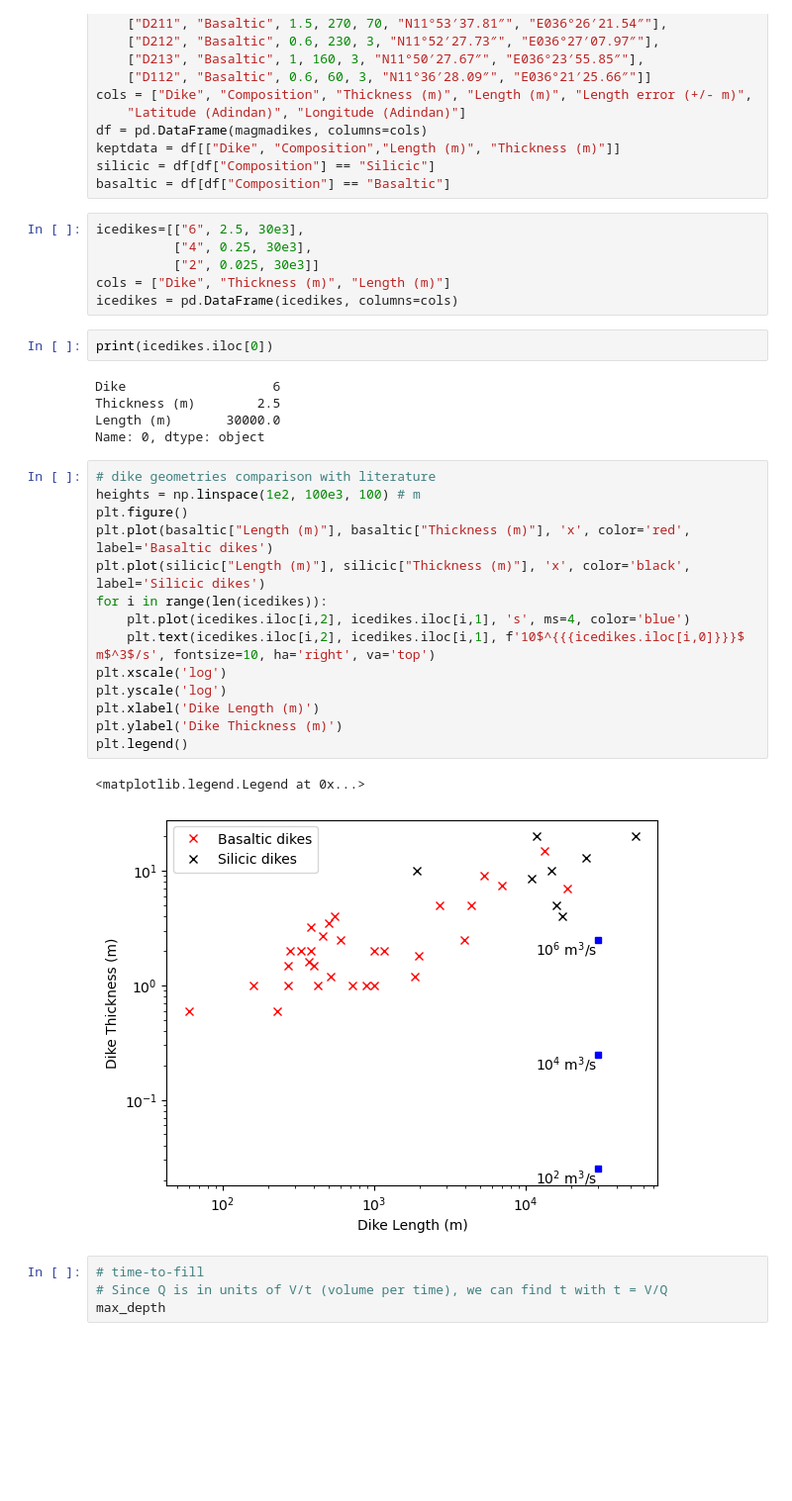
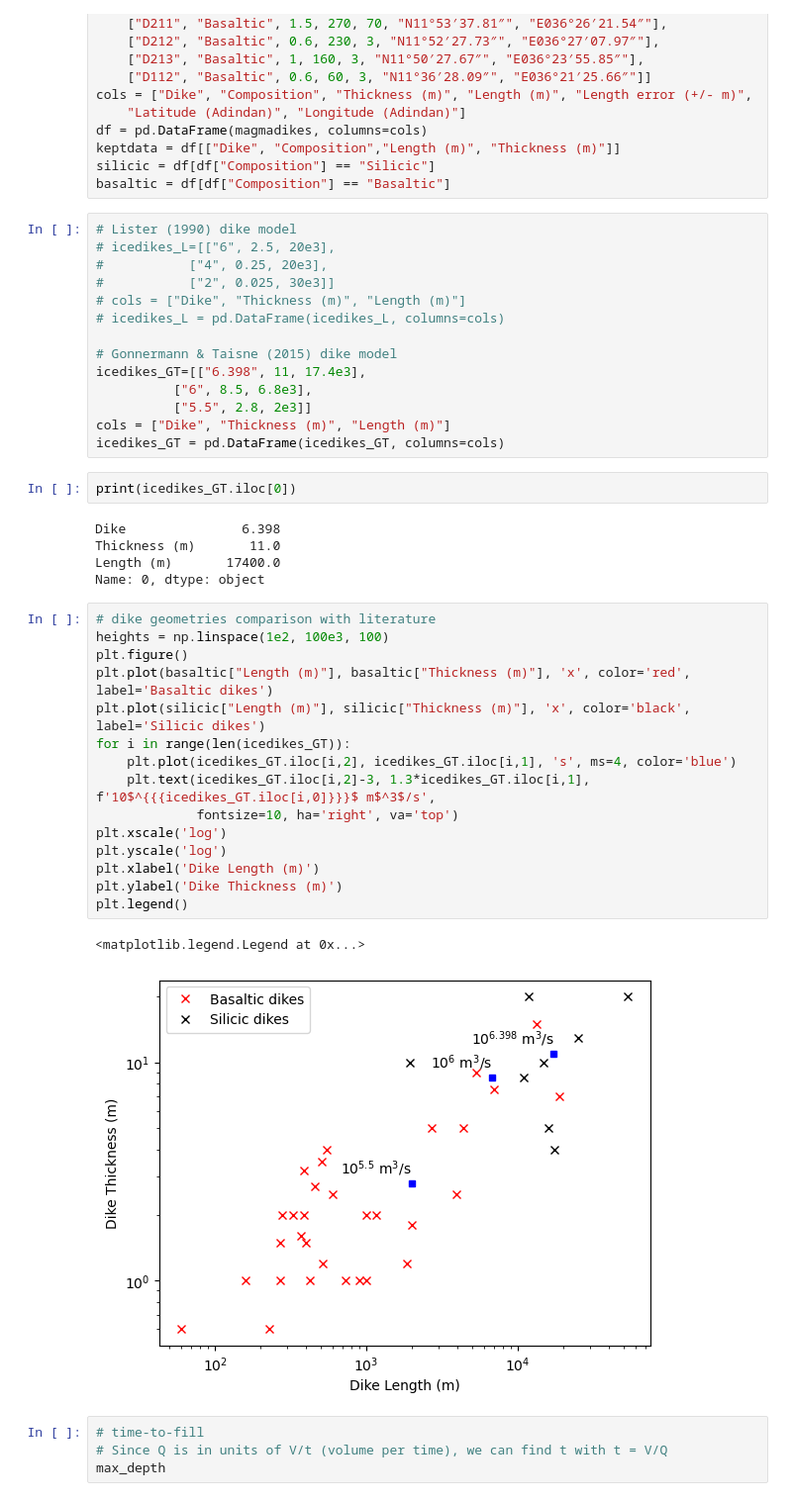
Before and after one commit to CottomR-et-al/Europa-ice-ocean-exchange, a Jupyter notebook: F25_Dikes_Europa.ipynb, the cells around one changed output. Shown at 99% size. Cells and saved outputs as stored; diff of their text form; blank space fills up the shorter version.

```diff
--- a/F25_Dikes_Europa.ipynb
+++ b/F25_Dikes_Europa.ipynb
@@ -485,35 +485,44 @@ keptdata = df[["Dike", "Composition","Length (m)", "Thickness (m)"]]
 silicic = df[df["Composition"] == "Silicic"]
 basaltic = df[df["Composition"] == "Basaltic"]
 # %%
-icedikes=[["6", 2.5, 30e3],
-          ["4", 0.25, 30e3],
-          ["2", 0.025, 30e3]]
+# Lister (1990) dike model
+# icedikes_L=[["6", 2.5, 20e3],
+#           ["4", 0.25, 20e3],
+#           ["2", 0.025, 30e3]]
+# cols = ["Dike", "Thickness (m)", "Length (m)"]
+# icedikes_L = pd.DataFrame(icedikes_L, columns=cols)
+
+# Gonnermann & Taisne (2015) dike model
+icedikes_GT=[["6.398", 11, 17.4e3],
+          ["6", 8.5, 6.8e3],
+          ["5.5", 2.8, 2e3]]
 cols = ["Dike", "Thickness (m)", "Length (m)"]
-icedikes = pd.DataFrame(icedikes, columns=cols)
+icedikes_GT = pd.DataFrame(icedikes_GT, columns=cols)
 # %%
-print(icedikes.iloc[0])
+print(icedikes_GT.iloc[0])
 # %% [output]
-Dike                   6
-Thickness (m)        2.5
-Length (m)       30000.0
+Dike               6.398
+Thickness (m)       11.0
+Length (m)       17400.0
 Name: 0, dtype: object
 # %%
 # dike geometries comparison with literature
-heights = np.linspace(1e2, 100e3, 100) # m
+heights = np.linspace(1e2, 100e3, 100)
 plt.figure()
 plt.plot(basaltic["Length (m)"], basaltic["Thickness (m)"], 'x', color='red', label='Basaltic dikes')
 plt.plot(silicic["Length (m)"], silicic["Thickness (m)"], 'x', color='black', label='Silicic dikes')
-for i in range(len(icedikes)):
-    plt.plot(icedikes.iloc[i,2], icedikes.iloc[i,1], 's', ms=4, color='blue')
-    plt.text(icedikes.iloc[i,2], icedikes.iloc[i,1], f'10$^{{{icedikes.iloc[i,0]}}}$ m$^3$/s', fontsize=10, ha='right', va='top')
+for i in range(len(icedikes_GT)):
+    plt.plot(icedikes_GT.iloc[i,2], icedikes_GT.iloc[i,1], 's', ms=4, color='blue')
+    plt.text(icedikes_GT.iloc[i,2]-3, 1.3*icedikes_GT.iloc[i,1], f'10$^{{{icedikes_GT.iloc[i,0]}}}$ m$^3$/s',
+             fontsize=10, ha='right', va='top')
 plt.xscale('log')
 plt.yscale('log')
 plt.xlabel('Dike Length (m)')
 plt.ylabel('Dike Thickness (m)')
 plt.legend()
 # %% [output]
 <matplotlib.legend.Legend at 0x...>
-[figure, old version]
+[figure, new version]
 # %%
 # time-to-fill
 # Since Q is in units of V/t (volume per time), we can find t with t = V/Q
```
Also changed, not shown: parts of 2 cells of this notebook.
